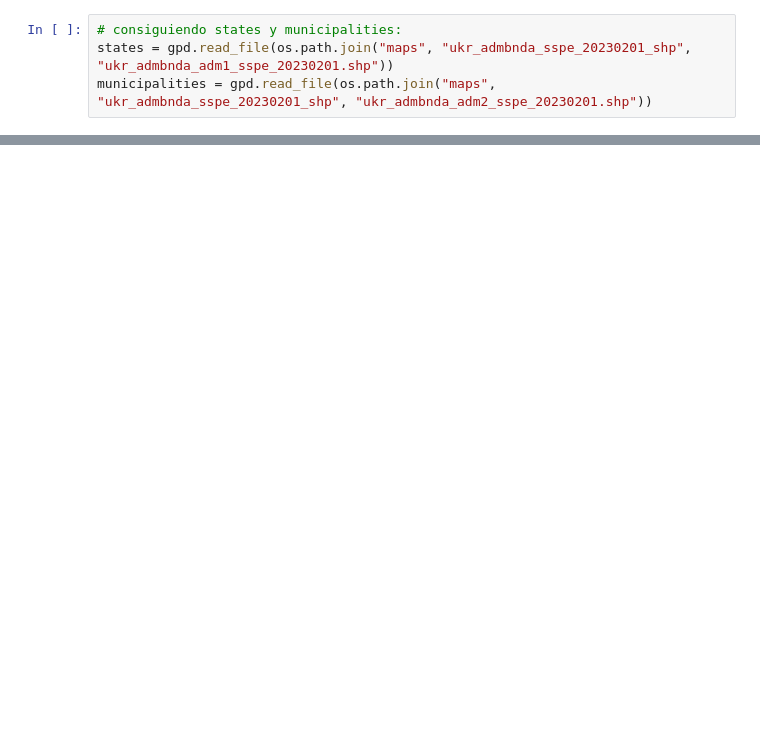
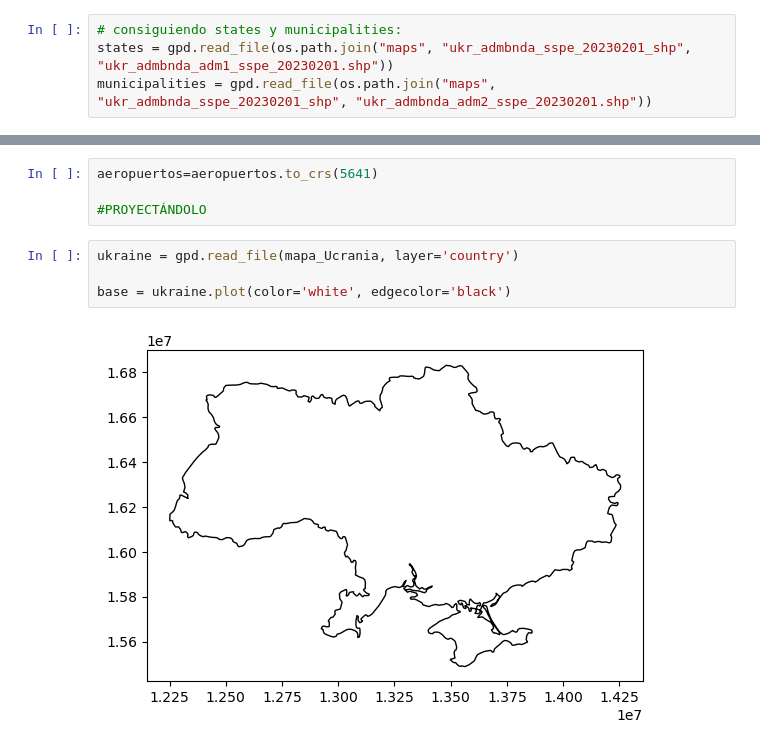
Before and after one commit to ZurinaGarcia/TareaEntregaFinal, a Jupyter notebook: limpiezaData.ipynb, the cells around one changed output, grey strips where cells are left out. Cells and saved outputs as stored; diff of their text form; blank space fills up the shorter version.

```diff
--- a/limpiezaData.ipynb
+++ b/limpiezaData.ipynb
@@ -20,0 +128,10 @@ municipalities.to_file(os.path.join("maps","ukraineMaps.gpkg"), layer='municipal
+# %%
+aeropuertos=aeropuertos.to_crs(5641)
+
+#PROYECTÁNDOLO
+# %%
+ukraine = gpd.read_file(mapa_Ucrania, layer='country')
+
+base = ukraine.plot(color='white', edgecolor='black')
+# %% [output]
+[figure, added]
```
Also changed, not shown: parts of 18 cells of this notebook, 3 other files.
